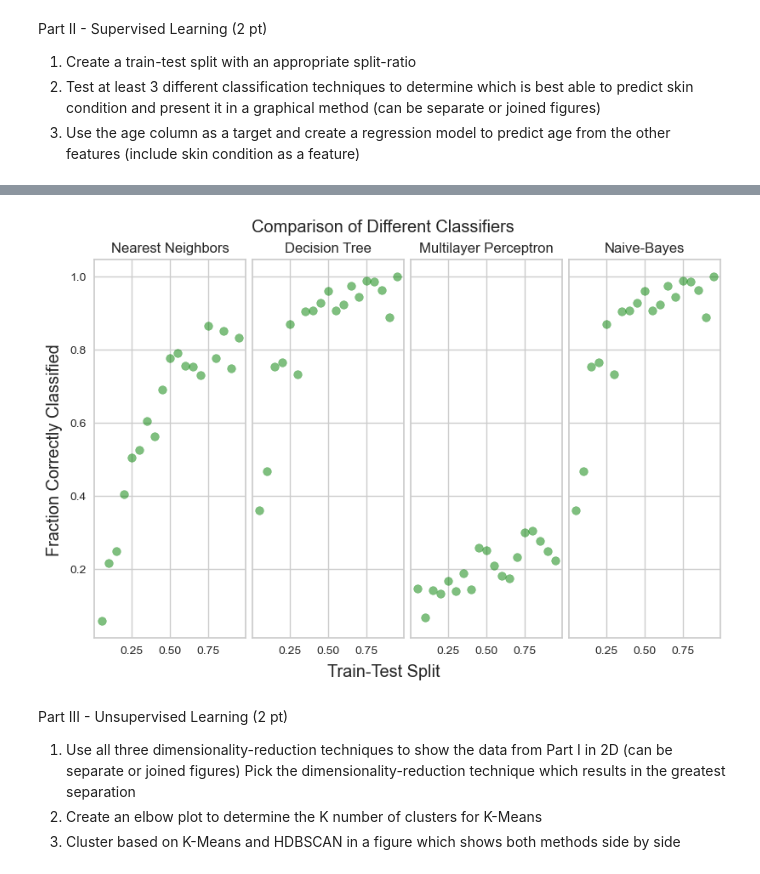
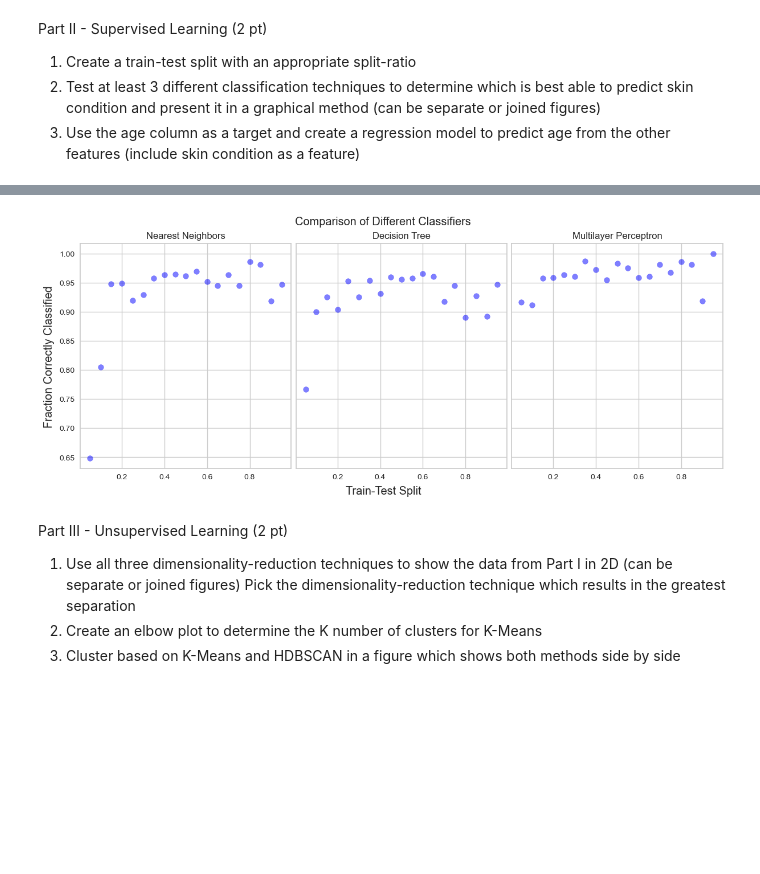
Before and after one commit to sankalptm/qbio_490_sankalp, a Jupyter notebook: week11_python_applications/Intro_to_Machine_Learning.ipynb, the cells around one changed output, grey strips where cells are left out. Saved outputs shown, nothing was run; the diff lists cells and outputs as text; code cells hidden in the pictures; blank space fills up the shorter version.

```diff
--- a/week11_python_applications/Intro_to_Machine_Learning.ipynb
+++ b/week11_python_applications/Intro_to_Machine_Learning.ipynb
@@ -643,57 +640,94 @@ from umap import UMAP
 import warnings
 warnings.filterwarnings('ignore')
 
-dermatology = pd.read_csv("/Users/sankalpm/Documents/QBIO_490_sp23/qbio_490_sankalp/week11_python_applications/dermatology.csv", header=None)
-dermatology_data = dermatology.loc[:, 33]
-dermatology_target = dermatology.iloc[:, 34]
+df = pd.read_csv(r'/Users/sankalpm/Documents/QBIO_490_sp23/qbio_490_sankalp/week11_python_applications/dermatology.csv')
 
-dermatology_data = dermatology_data.loc[dermatology_data != '?']
-dermatology_target = dermatology_data.loc[dermatology_data != '?']
 
-scaler = StandardScaler()
-scaled_data = scaler.fit_transform(dermatology_data.values.reshape(-1,1))
+
+df_train = df.iloc[:,:33]
+df_target = df.iloc[:,34]
+
+scaled_df = scaler.fit_transform(df_train)
 # %% [markdown]
 Part II - Supervised Learning (2 pt)
 1. Create a train-test split with an appropriate split-ratio
 2. Test at least 3 different classification techniques to determine which is best able to predict skin condition and present it in a graphical method (can be separate or joined figures)
 3. Use the age column as a target and create a regression model to predict age from the other features (include skin condition as a feature)
 # %%
-# write code here
+from sklearn.neighbors import KNeighborsClassifier
+from sklearn.tree import DecisionTreeClassifier
+from sklearn.neural_network import MLPClassifier
+from sklearn.linear_model import LinearRegression
+
+
+X_train, X_test, y_train, y_test = train_test_split(scaled_df, df_target, train_size=0.75)
+
 classifiers = [
     KNeighborsClassifier(),
     DecisionTreeClassifier(),
-    MLPClassifier(),
-    GaussianNB()
+    MLPClassifier()
 ]
-
-classifiers_names = ['Nearest Neighbors', 'Decision Tree', 'Multilayer Perceptron', 'Naive-Bayes']
+classifiers_names = ['Nearest Neighbors', 'Decision Tree', 'Multilayer Perceptron']
 colors = ['green', 'purple', 'pink']
 
-fig, axs = plt.subplots(1, 4, constrained_layout=True, sharey=True)
+fig, axs = plt.subplots(1, 3, constrained_layout=True, sharey=True)
+data = scaler.fit_transform(df_train)
 
 for split in np.arange(0.05, 1, 0.05):
-    X_train, X_test, y_train, y_test = train_test_split(scaled_data, dermatology_target, train_size=split)
-    data_train = scaler.fit_transform(X_train)
-    data_test = scaler.transform(X_test)
+    X_train, X_test, y_train, y_test = train_test_split(data, df_target, train_size=split)
 
     for i in range(len(classifiers)):
         model = classifiers[i]
-        model.fit(data_train, y_train)
-        y_pred = model.predict(data_test)
+        model.fit(X_train, y_train)
+        y_pred = model.predict(X_test)
         fraction_correct = sum(y_pred==y_test)/len(y_test)
-        axs[i].scatter(split, fraction_correct, color = 'green', alpha=0.5)
+        axs[i].scatter(split, fraction_correct, color='blue', alpha=0.5)
 
-for i in range(4):
+for i in range(3):
     axs[i].set_title(classifiers_names[i])
+
 
 fig.supylabel('Fraction Correctly Classified')
 fig.supxlabel('Train-Test Split')
 fig.suptitle('Comparison of Different Classifiers')
 
+regressors_names = [
+    'Linear',
+    'Nearest Neighbors',
+    'Stochastic Gradient Descent',
+    'Support Vector',
+    'Bayesian Ridge'
+]
 
-regressor = LinearRegression()
-regressor.fit(X_train, y_train)
-y_pred = model.predict(X_test)
+regressors = [
+    LinearRegression(),
+    KNeighborsRegressor(),
+    SGDRegressor(),
+    SVR(),
+    BayesianRidge()
+]
 
-y_pred
+regressors_perf = {
+    0: [],
+    1: [],
+    2: [],
+    3: [],
+    4: []
+}
+
+for n in range(1000):
+    X_train, X_test, y_train, y_test = train_test_split(scaled_df, df_target, train_size=0.8)
+    for i in range(len(regressors)):
+        model = regressors[i]
+        model.fit(X_train, y_train)
+        y_pred = model.predict(X_test)
+
+        difference = y_pred - y_test
+        regressors_perf[i].append(abs(np.mean(difference)))
+    if n % 50 == 0:
+        print(f'Completed {n}/1000 simulations')
+
+print('\nAfter 1000 simulations, the average error for each regressor is as follows:')
+for i in regressors_perf:
+    print(f'\t{regressors_names[i]} : {np.mean(regressors_perf[i])}')
 # %% [output]
@@ -702,4 +751,4 @@ array(['35', '32', '8', '36', '8', '44', '16', '61', '55', '45', '42',
-[figure, old version]
+[figure, new version]
 # %% [markdown]
 Part III - Unsupervised Learning (2 pt)
 1. Use all three dimensionality-reduction techniques to show the data from Part I in 2D (can be separate or joined figures) Pick the dimensionality-reduction technique which results in the greatest separation
```
Also changed, not shown: parts of 11 cells of this notebook.
